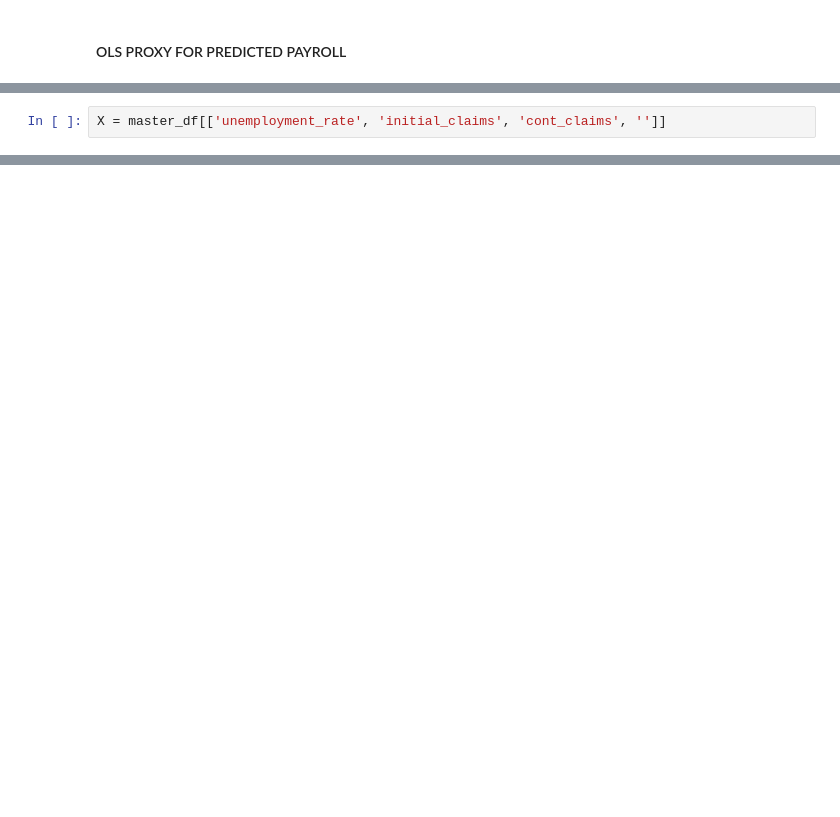
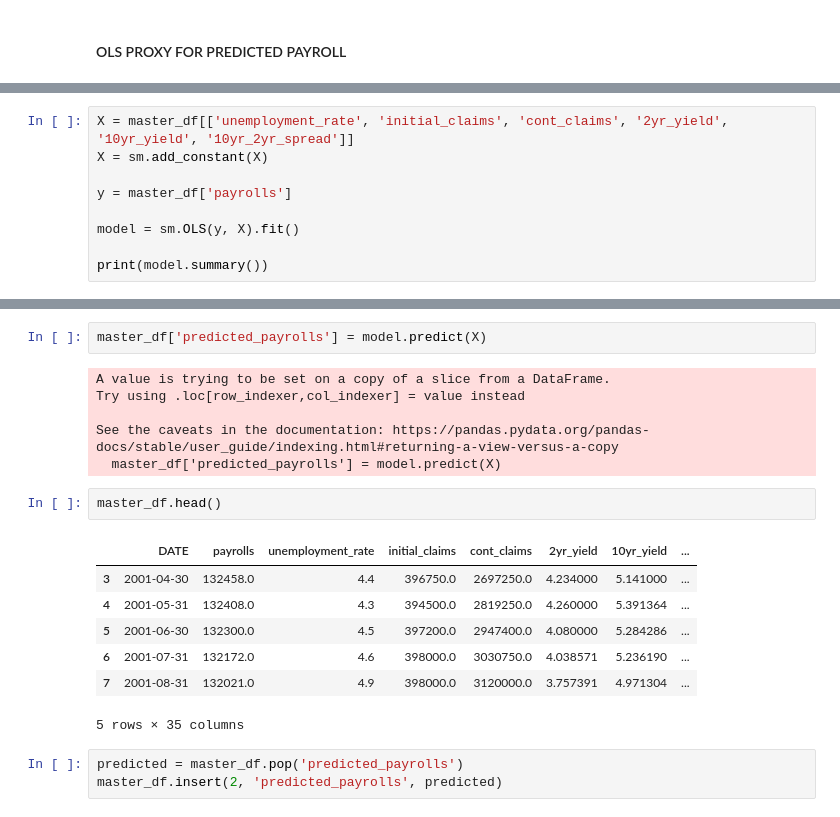
Before and after one commit to paulpuccinelli/BLS_jobs_report_model, a Jupyter notebook: BLS_prediction_notebook.ipynb, the cells around one changed output, grey strips where cells are left out. Cells and saved outputs as stored; diff of their text form; blank space fills up the shorter version.

```diff
--- a/BLS_prediction_notebook.ipynb
+++ b/BLS_prediction_notebook.ipynb
@@ -643,2 +632,9 @@ dtype: int64
 # %%
-X = master_df[['unemployment_rate', 'initial_claims', 'cont_claims', '']]
+X = master_df[['unemployment_rate', 'initial_claims', 'cont_claims', '2yr_yield', '10yr_yield', '10yr_2yr_spread']]
+X = sm.add_constant(X)
+
+y = master_df['payrolls']
+
+model = sm.OLS(y, X).fit()
+
+print(model.summary())
@@ -644,0 +659,21 @@ X = master_df[['unemployment_rate', 'initial_claims', 'cont_claims', '']]
+# %%
+master_df['predicted_payrolls'] = model.predict(X)
+# %% [output]
+A value is trying to be set on a copy of a slice from a DataFrame.
+Try using .loc[row_indexer,col_indexer] = value instead
+
+See the caveats in the documentation: https://pandas.pydata.org/pandas-docs/stable/user_guide/indexing.html#returning-a-view-versus-a-copy
+  master_df['predicted_payrolls'] = model.predict(X)
+# %%
+master_df.head()
+# %% [output]
+|  | DATE | payrolls | unemployment_rate | initial_claims | cont_claims | 2yr_yield | 10yr_yield | ... |
+| 3 | 2001-04-30 | 132458.0 | 4.4 | 396750.0 | 2697250.0 | 4.234000 | 5.141000 | ... |
+| 4 | 2001-05-31 | 132408.0 | 4.3 | 394500.0 | 2819250.0 | 4.260000 | 5.391364 | ... |
+| 5 | 2001-06-30 | 132300.0 | 4.5 | 397200.0 | 2947400.0 | 4.080000 | 5.284286 | ... |
+| 6 | 2001-07-31 | 132172.0 | 4.6 | 398000.0 | 3030750.0 | 4.038571 | 5.236190 | ... |
+| 7 | 2001-08-31 | 132021.0 | 4.9 | 398000.0 | 3120000.0 | 3.757391 | 4.971304 | ... |
+5 rows × 35 columns
+# %%
+predicted = master_df.pop('predicted_payrolls')
+master_df.insert(2, 'predicted_payrolls', predicted)
```
Also changed, not shown: parts of 10 cells of this notebook.
